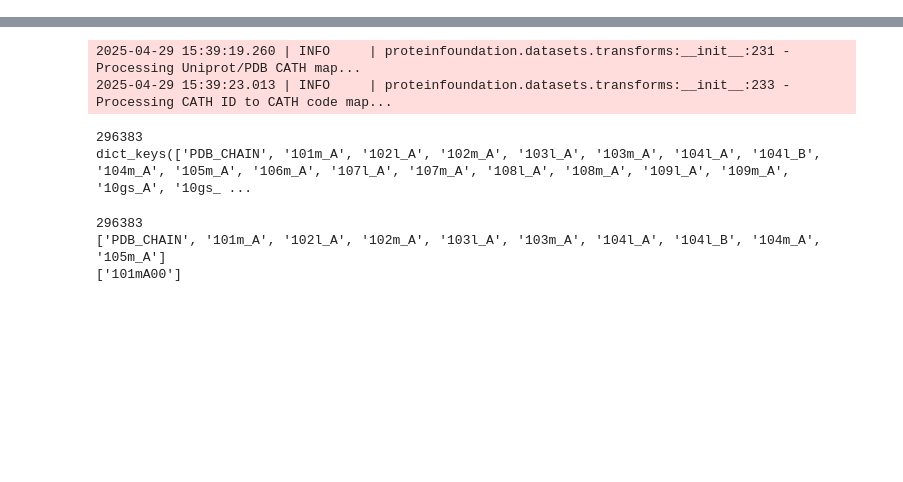
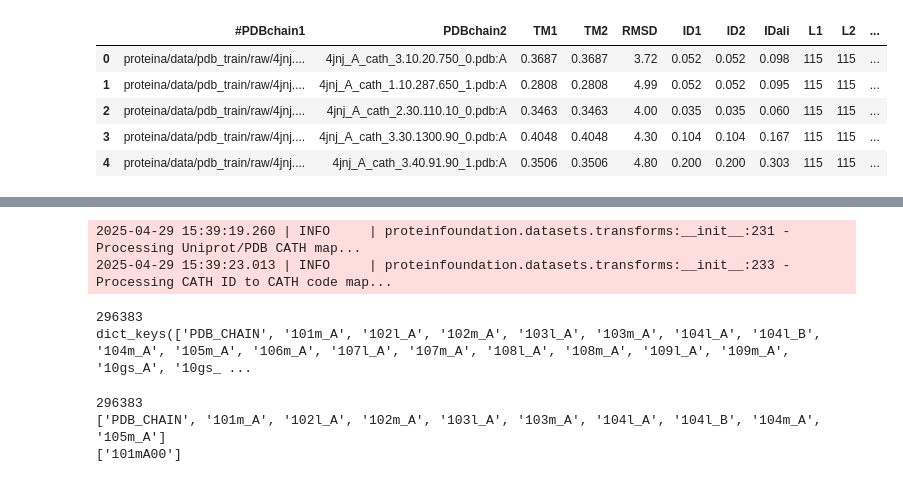
Before and after one commit to Yuwan3154/proteina, a Jupyter notebook: proteina.ipynb, the cells around one changed output, grey strips where cells are left out. Saved outputs shown, nothing was run; the diff lists cells and outputs as text; code cells hidden in the pictures; blank space fills up the shorter version.

```diff
--- a/proteina.ipynb
+++ b/proteina.ipynb
@@ -9,0 +12,11 @@ from tqdm import tqdm
+# %%
+cath_lora_r8_aln_df = pd.read_csv("/home/jupyter-chenxi/proteina/inference/inference_cond_sampling_21-seq_lora-r8/4jnj_A/aln.tsv", sep="\t")
+cath_aln_df = pd.read_csv("/home/jupyter-chenxi/proteina/inference/inference_cond_sampling_21-seq_lora-r8/4jnj_A/aln.tsv", sep="\t")
+aln_df = pd.read_csv("/home/jupyter-chenxi/proteina/inference/inference_cond_sampling_21-seq_lora-r8/4jnj_A/aln.tsv", sep="\t")
+# %% [output]
+|  | #PDBchain1 | PDBchain2 | TM1 | TM2 | RMSD | ID1 | ID2 | IDali | L1 | L2 | ... |
+| 0 | proteina/data/pdb_train/raw/4jnj.... | 4jnj_A_cath_3.10.20.750_0.pdb:A | 0.3687 | 0.3687 | 3.72 | 0.052 | 0.052 | 0.098 | 115 | 115 | ... |
+| 1 | proteina/data/pdb_train/raw/4jnj.... | 4jnj_A_cath_1.10.287.650_1.pdb:A | 0.2808 | 0.2808 | 4.99 | 0.052 | 0.052 | 0.095 | 115 | 115 | ... |
+| 2 | proteina/data/pdb_train/raw/4jnj.... | 4jnj_A_cath_2.30.110.10_0.pdb:A | 0.3463 | 0.3463 | 4.00 | 0.035 | 0.035 | 0.060 | 115 | 115 | ... |
+| 3 | proteina/data/pdb_train/raw/4jnj.... | 4jnj_A_cath_3.30.1300.90_0.pdb:A | 0.4048 | 0.4048 | 4.30 | 0.104 | 0.104 | 0.167 | 115 | 115 | ... |
+| 4 | proteina/data/pdb_train/raw/4jnj.... | 4jnj_A_cath_3.40.91.90_1.pdb:A | 0.3506 | 0.3506 | 4.80 | 0.200 | 0.200 | 0.303 | 115 | 115 | ... |
```
Also changed, not shown: parts of 2 cells of this notebook, 3 other files.
